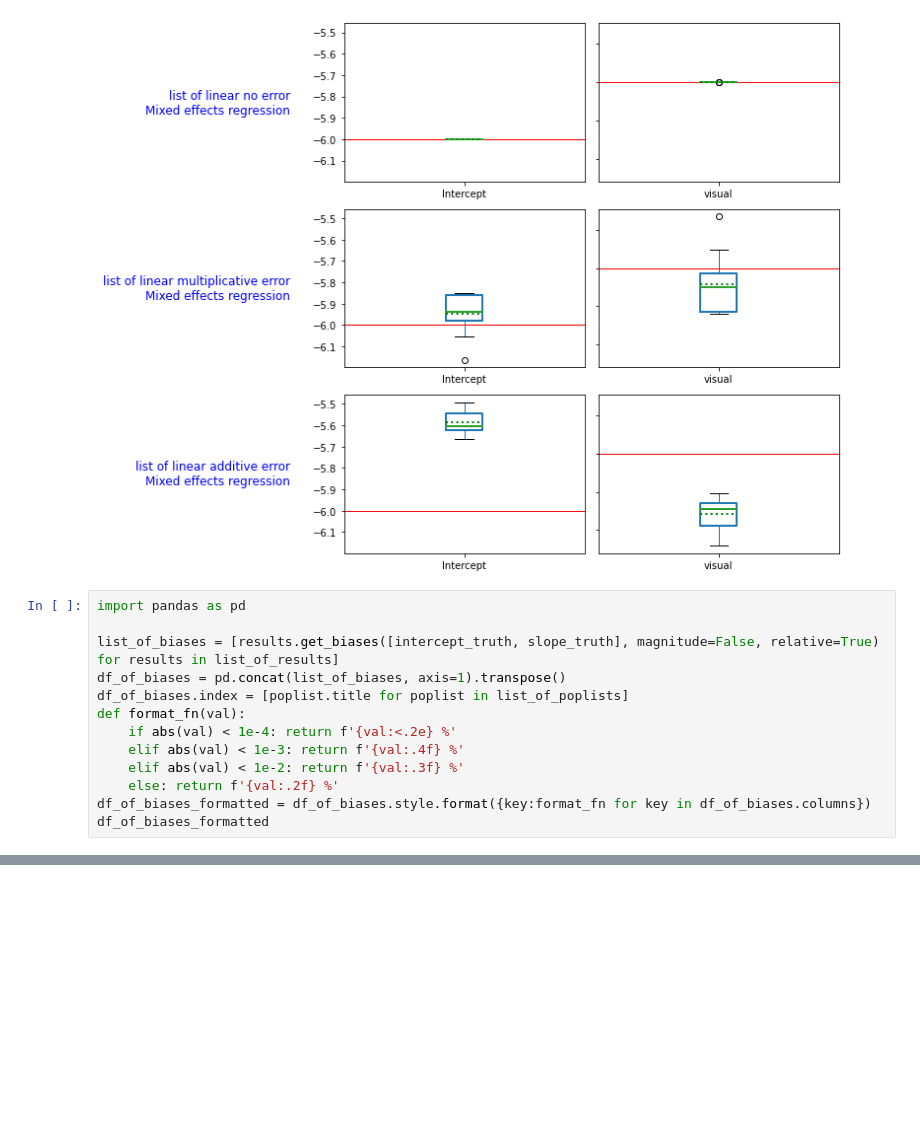
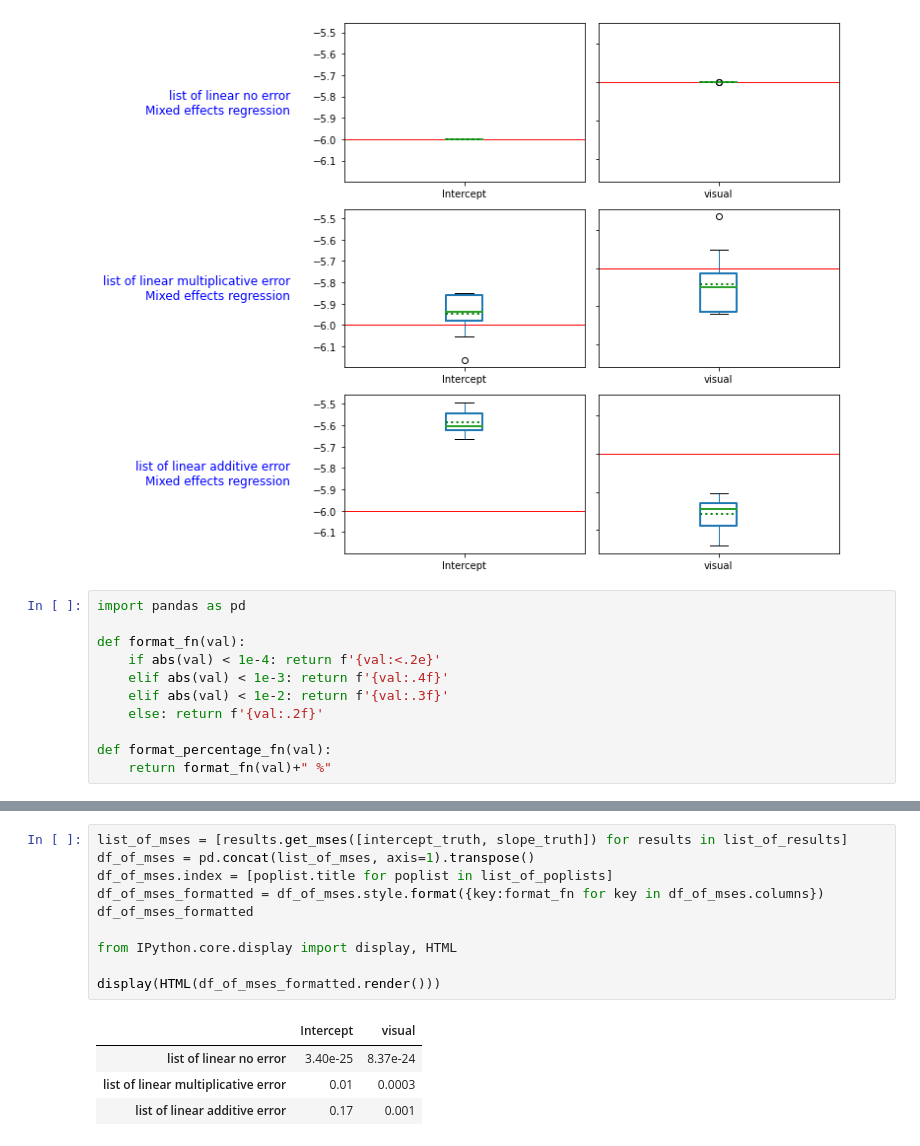
Before and after one commit to ZacharyVernec/smile, a Jupyter notebook: Simulations.ipynb, the cells around one changed output, grey strips where cells are left out. Saved outputs shown, nothing was run; the diff lists cells and outputs as text; blank space fills up the shorter version.

Commit message:
Added html collocation functions
Also added docstrings to string collocation functions

```diff
--- a/Simulations.ipynb
+++ b/Simulations.ipynb
@@ -188,13 +188,11 @@ plt.show()
 # %%
 import pandas as pd
 
-list_of_biases = [results.get_biases([intercept_truth, slope_truth], magnitude=False, relative=True) for results in list_of_results]
-df_of_biases = pd.concat(list_of_biases, axis=1).transpose()
-df_of_biases.index = [poplist.title for poplist in list_of_poplists]
 def format_fn(val):
-    if abs(val) < 1e-4: return f'{val:<.2e} %'
-    elif abs(val) < 1e-3: return f'{val:.4f} %'
-    elif abs(val) < 1e-2: return f'{val:.3f} %'
-    else: return f'{val:.2f} %'
-df_of_biases_formatted = df_of_biases.style.format({key:format_fn for key in df_of_biases.columns})
-df_of_biases_formatted
+    if abs(val) < 1e-4: return f'{val:<.2e}'
+    elif abs(val) < 1e-3: return f'{val:.4f}'
+    elif abs(val) < 1e-2: return f'{val:.3f}'
+    else: return f'{val:.2f}'
+
+def format_percentage_fn(val):
+    return format_fn(val)+" %"
@@ -205,0 +210,15 @@ df_of_biases_formatted
+# %%
+list_of_mses = [results.get_mses([intercept_truth, slope_truth]) for results in list_of_results]
+df_of_mses = pd.concat(list_of_mses, axis=1).transpose()
+df_of_mses.index = [poplist.title for poplist in list_of_poplists]
+df_of_mses_formatted = df_of_mses.style.format({key:format_fn for key in df_of_mses.columns})
+df_of_mses_formatted
+
+from IPython.core.display import display, HTML
+
+display(HTML(df_of_mses_formatted.render()))
+# %% [output]
+|  | Intercept | visual |
+| list of linear no error | 3.40e-25 | 8.37e-24 |
+| list of linear multiplicative error | 0.01 | 0.0003 |
+| list of linear additive error | 0.17 | 0.001 |
```
Also changed, not shown: parts of 5 cells of this notebook, 1 other file.
